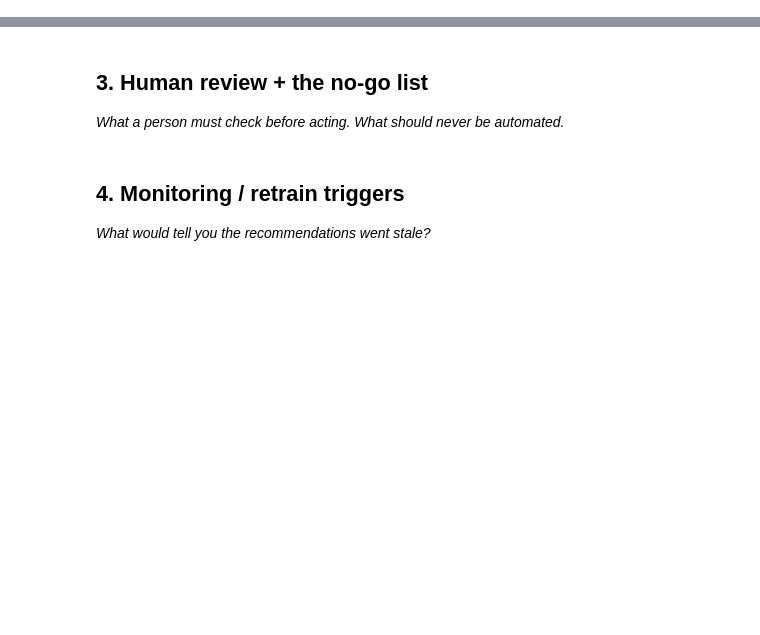
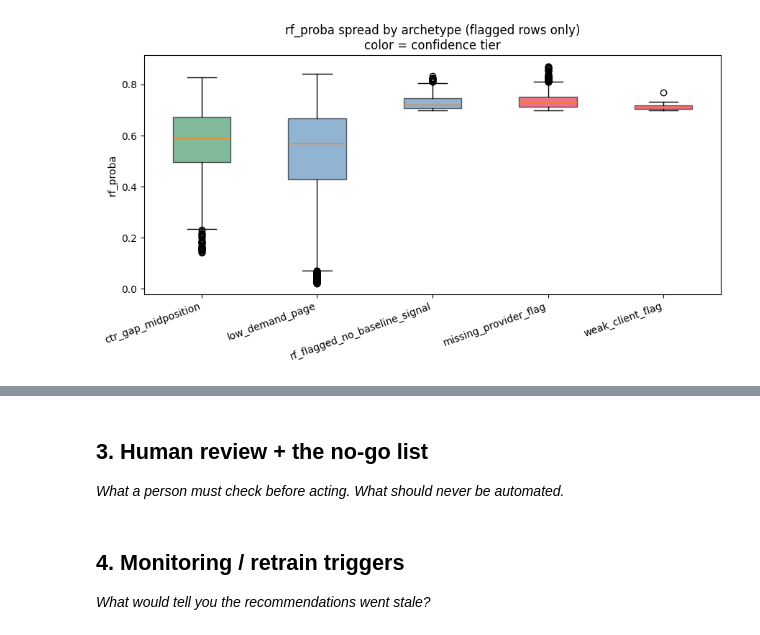
Before and after one commit to whozahm3d/flyrank-ml-internship, a Jupyter notebook: work/notebooks/w07_action_playbook.ipynb, the cells around one changed output, grey strips where cells are left out. Drawn from its saved outputs; the diff is of its cells as text; code cells hidden in the pictures; blank space fills up the shorter version.

```diff
--- a/work/notebooks/w07_action_playbook.ipynb
+++ b/work/notebooks/w07_action_playbook.ipynb
@@ -19,0 +152,5 @@ This skeleton is yours to fill. Work the sections **in order** — each one has
+# %%
+preprocess = ColumnTransformer([
+    ("num", Pipeline([("impute", SimpleImputer(strategy="median")), ("scale", StandardScaler())]), numeric_cols),
+    ("cat", OneHotEncoder(handle_unknown="ignore"), categorical_cols),
+])
@@ -19,0 +347,19 @@ This skeleton is yours to fill. Work the sections **in order** — each one has
+# %%
+# Viz 3: rf_proba distribution by archetype — does confidence correspond to where
+# rf_proba actually sits, or is a "low confidence" row scoring just as high as a "high"?
+fig, ax = plt.subplots(figsize=(9, 5))
+archetype_order_topk = ["ctr_gap_midposition", "low_demand_page", "rf_flagged_no_baseline_signal",
+                         "missing_provider_flag", "weak_client_flag"]
+data_to_plot = [df_ranked.loc[df_ranked["archetype"] == a, "rf_proba"].values for a in archetype_order_topk]
+bp = ax.boxplot(data_to_plot, labels=archetype_order_topk, patch_artist=True)
+for patch, color in zip(bp["boxes"], ["seagreen", "steelblue", "steelblue", "crimson", "crimson"]):
+    patch.set_facecolor(color)
+    patch.set_alpha(0.6)
+ax.set_ylabel("rf_proba")
+ax.set_title("rf_proba spread by archetype (flagged rows only)\ncolor = confidence tier")
+plt.xticks(rotation=20, ha="right")
+plt.tight_layout()
+plt.savefig("work/outputs/w07_rfproba_by_archetype.png", dpi=150)
+plt.show()
+# %% [output]
+[figure, added]
```
Also changed, not shown: parts of 38 cells of this notebook.
